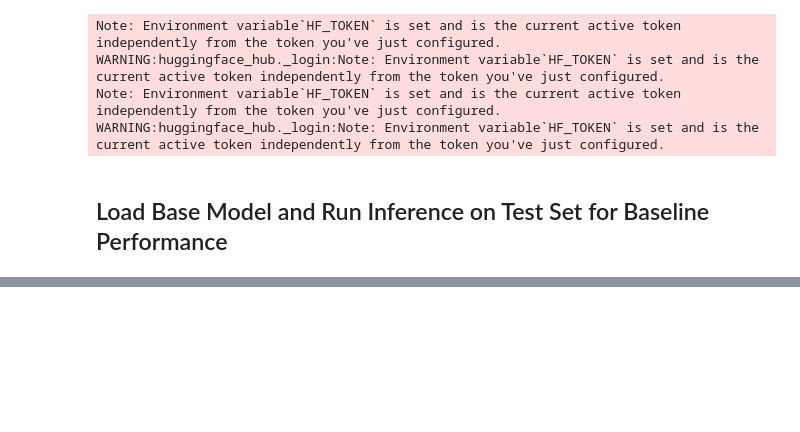
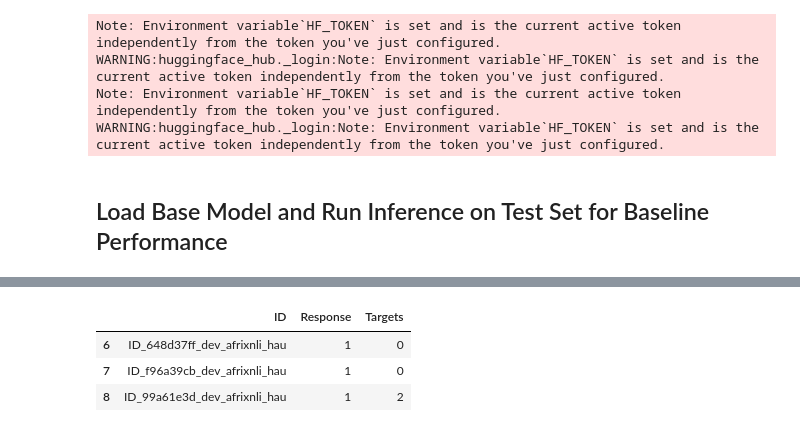
Before and after one commit to melissafasol/InkubaLM-Challenge, a Jupyter notebook: notebooks_ab/evaluation.ipynb, the cells around one changed output, grey strips where cells are left out. Saved outputs shown, nothing was run; the diff lists cells and outputs as text; code cells hidden in the pictures; blank space fills up the shorter version.

```diff
--- a/notebooks_ab/evaluation.ipynb
+++ b/notebooks_ab/evaluation.ipynb
@@ -168,0 +632,10 @@ results_df
+# %%
+# 1. How many rows of xnli_hausa?
+df = score_test
+df[(df["ID"].str.contains("xnli", case=False) | df["ID"].str.contains("afrixnli", case=False)) &
+   (df["ID"].str.contains("hau", case=False))]
+# %% [output]
+|  | ID | Response | Targets |
+| 6 | ID_648d37ff_dev_afrixnli_hau | 1 | 0 |
+| 7 | ID_f96a39cb_dev_afrixnli_hau | 1 | 0 |
+| 8 | ID_99a61e3d_dev_afrixnli_hau | 1 | 2 |
```
Also changed, not shown: parts of 28 cells of this notebook.
